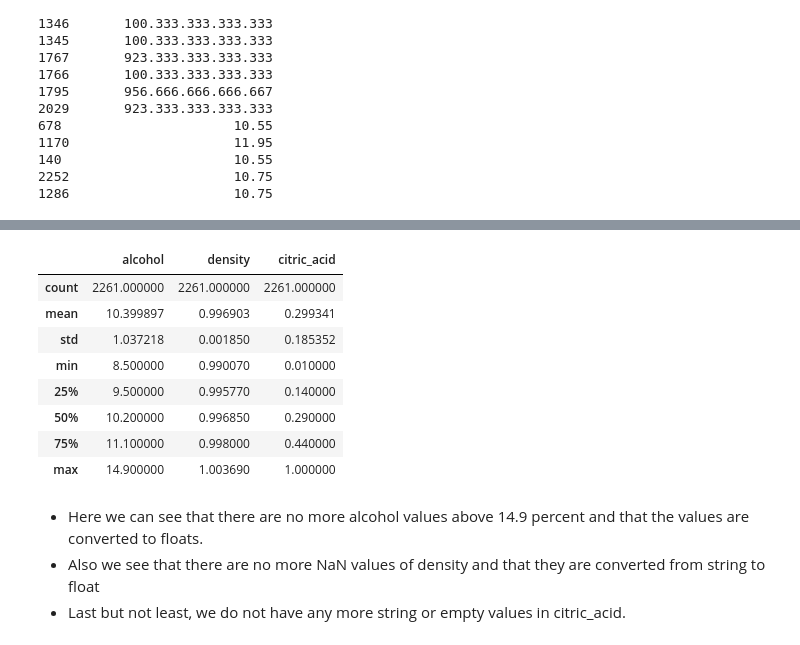
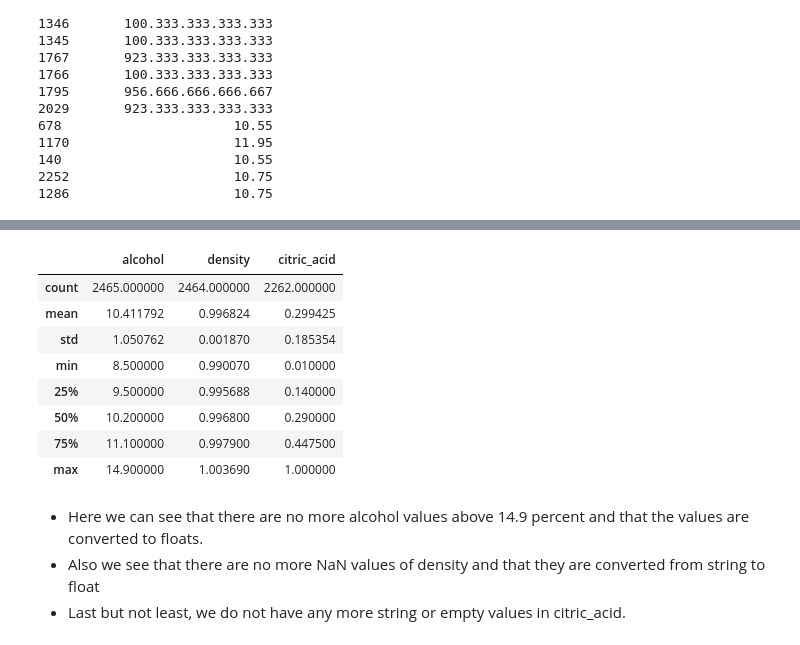
Before and after one commit to Johanvandeglind/cm_red_wine_group_7, a Jupyter notebook: Read datapack.ipynb, the cells around one changed output, grey strips where cells are left out. Cells and saved outputs as stored; diff of their text form; code cells hidden in the pictures.

```diff
--- a/Read datapack.ipynb
+++ b/Read datapack.ipynb
@@ -231,66 +298,44 @@ id
 # %%
 # Takes a number as string, removes unnecessary full stops, and adds a decimal separator to the number
 def formatalcohol(s):
     s = s.replace('.', '')
     if s[0] == '1':
         s = s[:2] + '.' + s[2:]
     else:
         s = s[:1] + '.' + s[1:]
-    return s
+    return float(s)
 
 # Takes a number as string and places comma at right position
 def format_dens_cacid(s):
-    s = s.replace('.', '')
-    s = s[:1] + '.' + s[1:]
+    try:
+        # Convert all values to floats
+        s = s.replace('.', '')
+        s = s[:1] + '.' + s[1:]
+        s = float(s)
+    except Exception:
+        # If value is not a number then make it a NaN
+        s = np.nan
     return s
-
-
-# Convert all values in alcohol to strings
-df['alcohol'] = df['alcohol'].astype("string")
 
 # Apply the function formatalcohol to each string
 df['alcohol'] = df['alcohol'].apply(formatalcohol)
 
-# Convert all values to floats
-df['alcohol'] = df['alcohol'].astype("float")
-
-
-# Convert all values in density to strings
-df['density'] = df['density'].astype("string")
-
-# Remove the occurence with value ' . ', as it is useless data
-df = df[df.density != ' . ']
-
 # Apply the function format_dens_cacid to each string
 df['density'] = df['density'].apply(format_dens_cacid)
-
-# Convert all values to floats
-df['density'] = df['density'].astype("float")
-
-
-# Convert all values in citric_acid to strings
-df['citric_acid'] = df['citric_acid'].astype("string")
-
-#Here the values that contain a ' ' wil be removed, there is only 1 row with this value
-df = df[~df.citric_acid.str.contains(' ')]
 
 # Apply the function format_dens_cacid to each string
 df['citric_acid'] = df['citric_acid'].apply(format_dens_cacid)
 
-# Convert all values to floats
-df['citric_acid'] = df['citric_acid'].astype("float")
-
 df[['alcohol','density','citric_acid']].describe()
-#df
 # %% [output]
 |  | alcohol | density | citric_acid |
-| count | 2261.000000 | 2261.000000 | 2261.000000 |
-| mean | 10.399897 | 0.996903 | 0.299341 |
-| std | 1.037218 | 0.001850 | 0.185352 |
+| count | 2465.000000 | 2464.000000 | 2262.000000 |
+| mean | 10.411792 | 0.996824 | 0.299425 |
+| std | 1.050762 | 0.001870 | 0.185354 |
 | min | 8.500000 | 0.990070 | 0.010000 |
-| 25% | 9.500000 | 0.995770 | 0.140000 |
-| 50% | 10.200000 | 0.996850 | 0.290000 |
-| 75% | 11.100000 | 0.998000 | 0.440000 |
+| 25% | 9.500000 | 0.995688 | 0.140000 |
+| 50% | 10.200000 | 0.996800 | 0.290000 |
+| 75% | 11.100000 | 0.997900 | 0.447500 |
 | max | 14.900000 | 1.003690 | 1.000000 |
 # %% [markdown]
 - Here we can see that there are no more alcohol values above 14.9 percent and that the values are converted to floats.
```
Also changed, not shown: parts of 34 cells of this notebook, 5 other files.
